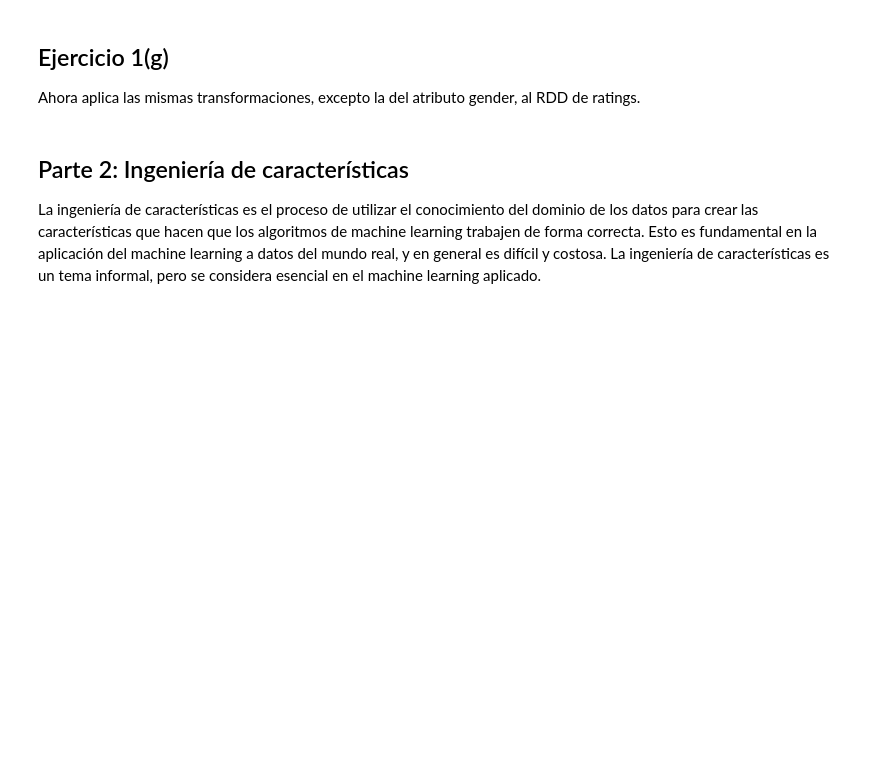
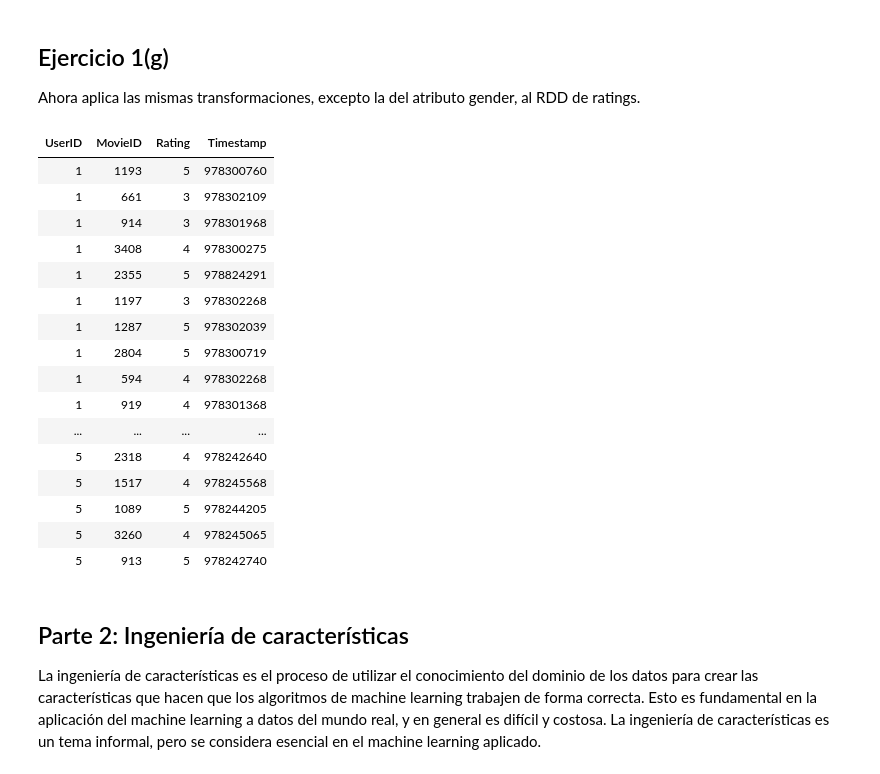
Before and after one commit to fernandoabcampos/big-data, a Jupyter notebook: PEC4/M2.858.PAC4_Clustering.ipynb, the cells around one changed output. Drawn from its saved outputs; the diff is of its cells as text; code cells hidden in the pictures; blank space fills up the shorter version.

```diff
--- a/PEC4/M2.858.PAC4_Clustering.ipynb
+++ b/PEC4/M2.858.PAC4_Clustering.ipynb
@@ -304,3 +299,33 @@ display(ratingsDF)
+# %%
+def parse_ratings(line):
+  """
+  Parses a rating record in a format UserID::MovieID::Rating::Timestamp.
+  """
+  fields = line.strip().split("::")
+  return long(fields[0]), long(fields[1]), int(fields[2]), long(fields[3])
+
+#TODO: Create a DataFrame for ratings RDD
+ratingsDF = rawRatingsTextRdd.map(parse_ratings).toDF(schema = ratingsSchema)
+
+display(ratingsDF)
+# %% [output]
+| UserID | MovieID | Rating | Timestamp |
+| 1 | 1193 | 5 | 978300760 |
+| 1 | 661 | 3 | 978302109 |
+| 1 | 914 | 3 | 978301968 |
+| 1 | 3408 | 4 | 978300275 |
+| 1 | 2355 | 5 | 978824291 |
+| 1 | 1197 | 3 | 978302268 |
+| 1 | 1287 | 5 | 978302039 |
+| 1 | 2804 | 5 | 978300719 |
+| 1 | 594 | 4 | 978302268 |
+| 1 | 919 | 4 | 978301368 |
+| ... | ... | ... | ... |
+| 5 | 2318 | 4 | 978242640 |
+| 5 | 1517 | 4 | 978245568 |
+| 5 | 1089 | 5 | 978244205 |
+| 5 | 3260 | 4 | 978245065 |
+| 5 | 913 | 5 | 978242740 |
 # %% [markdown]
 ## Parte 2: Ingeniería de características
 
```
Also changed, not shown: parts of 1 cell of this notebook.
